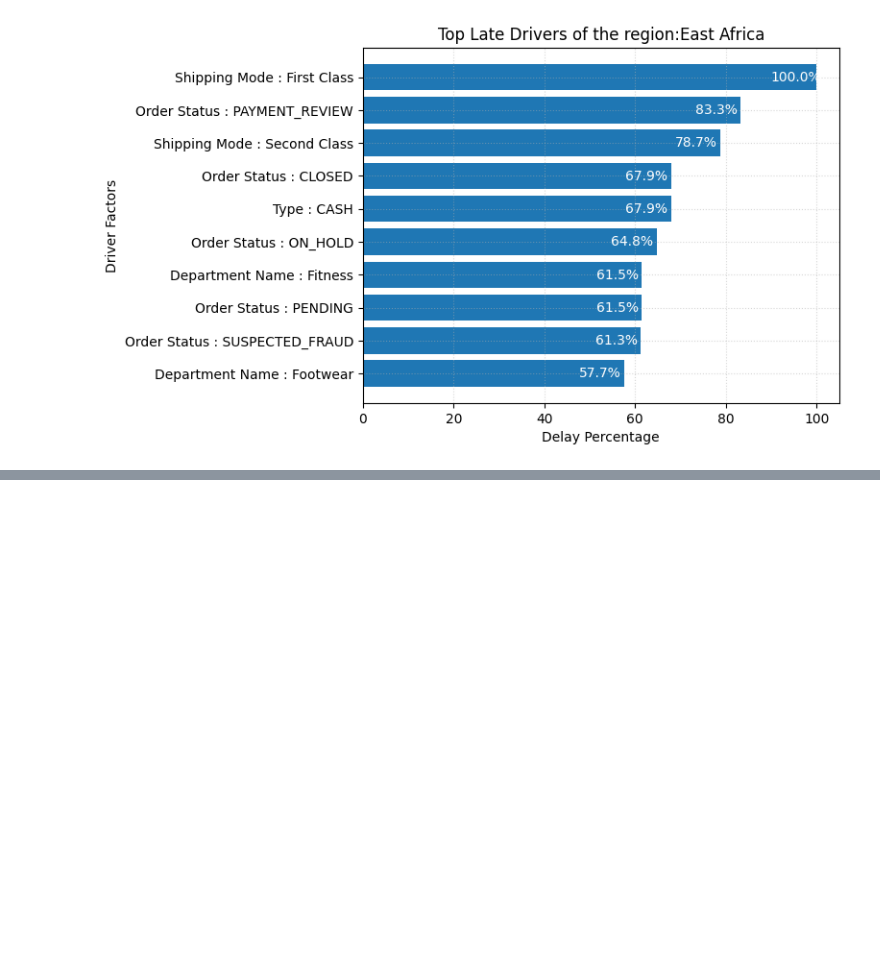
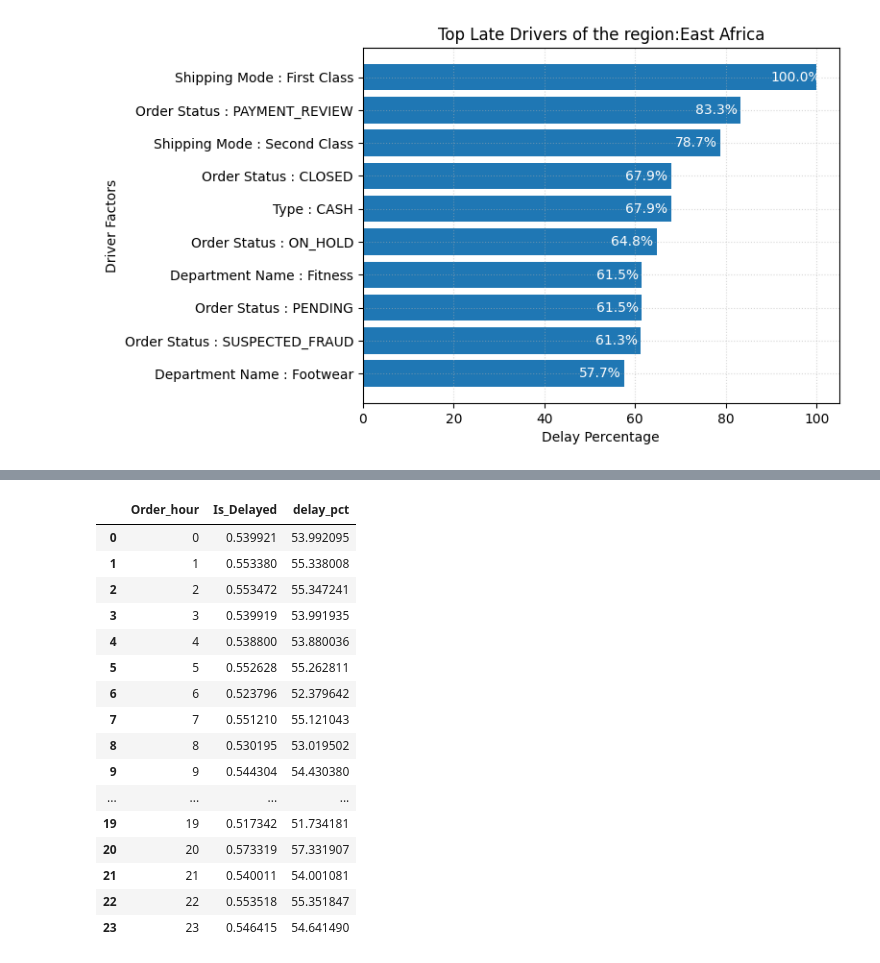
Before and after one commit to mnakhil/supply-chain-predictive-analytics, a Jupyter notebook: notebooks/EDA.ipynb, the cells around one changed output, grey strips where cells are left out. Cells and saved outputs as stored; diff of their text form; code cells hidden in the pictures; blank space fills up the shorter version.

```diff
--- a/notebooks/EDA.ipynb
+++ b/notebooks/EDA.ipynb
@@ -495,0 +498,23 @@ top_drivers_region('East Africa')
+# %%
+#Delay % by Month, Day of Wek, Hour
+
+delay_by_month=(
+    df.groupby('Order Month')['Is_Delayed']
+        .mean()
+        .reset_index()
+)
+delay_by_month['delay_pct'] = delay_by_month['Is_Delayed']*100
+
+delay_by_day=(
+    df.groupby('Order_day')['Is_Delayed']
+        .mean()
+        .reset_index()
+)
+delay_by_day['delay_pct']=delay_by_day['Is_Delayed']*100
+
+delay_by_hour = (
+    df.groupby('Order_hour')['Is_Delayed']
+        .mean()
+        .reset_index()
+)
+delay_by_hour['delay_pct']=delay_by_hour['Is_Delayed']*100
@@ -495,0 +548,20 @@ top_drivers_region('East Africa')
+# %%
+delay_by_hour
+# %% [output]
+|  | Order_hour | Is_Delayed | delay_pct |
+| 0 | 0 | 0.539921 | 53.992095 |
+| 1 | 1 | 0.553380 | 55.338008 |
+| 2 | 2 | 0.553472 | 55.347241 |
+| 3 | 3 | 0.539919 | 53.991935 |
+| 4 | 4 | 0.538800 | 53.880036 |
+| 5 | 5 | 0.552628 | 55.262811 |
+| 6 | 6 | 0.523796 | 52.379642 |
+| 7 | 7 | 0.551210 | 55.121043 |
+| 8 | 8 | 0.530195 | 53.019502 |
+| 9 | 9 | 0.544304 | 54.430380 |
+| ... | ... | ... | ... |
+| 19 | 19 | 0.517342 | 51.734181 |
+| 20 | 20 | 0.573319 | 57.331907 |
+| 21 | 21 | 0.540011 | 54.001081 |
+| 22 | 22 | 0.553518 | 55.351847 |
+| 23 | 23 | 0.546415 | 54.641490 |
```
Also changed, not shown: parts of 5 cells of this notebook.
